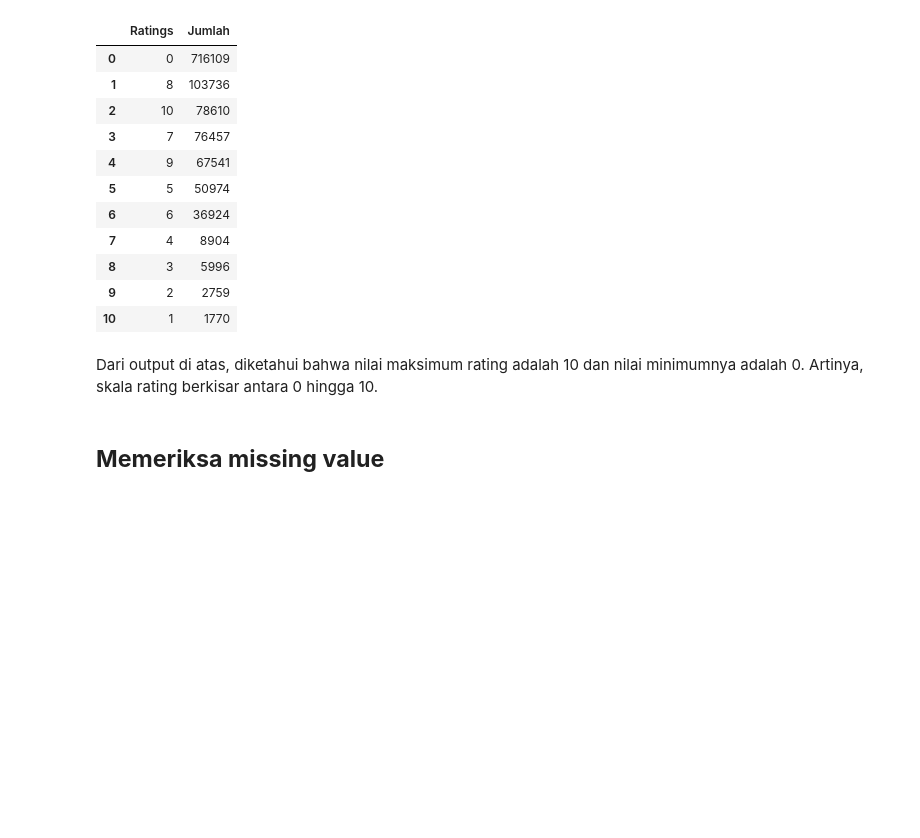
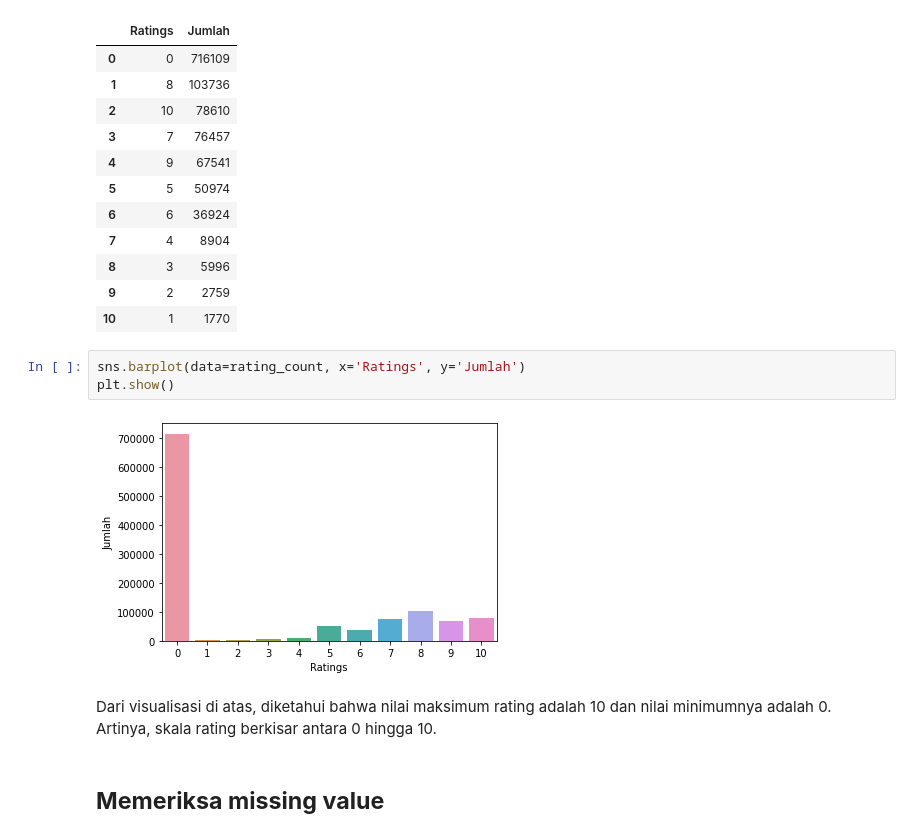
Before and after one commit to ziss11/books-recommendation, a Jupyter notebook: BookRecommendation.ipynb, the cells around one changed output. Cells and saved outputs as stored; diff of their text form; blank space fills up the shorter version.

```diff
--- a/BookRecommendation.ipynb
+++ b/BookRecommendation.ipynb
@@ -177,8 +196,13 @@ rating_count
 | 8 | 3 | 5996 |
 | 9 | 2 | 2759 |
 | 10 | 1 | 1770 |
+# %%
+sns.barplot(data=rating_count, x='Ratings', y='Jumlah')
+plt.show()
+# %% [output]
+[figure, added]
 # %% [markdown]
-Dari output di atas, diketahui bahwa nilai maksimum rating adalah 10 dan nilai minimumnya adalah 0. Artinya, skala rating berkisar antara 0 hingga 10.
+Dari visualisasi di atas, diketahui bahwa nilai maksimum rating adalah 10 dan nilai minimumnya adalah 0. Artinya, skala rating berkisar antara 0 hingga 10.
 # %% [markdown]
 ## **Memeriksa missing value**
 # %%
```
Also changed, not shown: parts of 33 cells of this notebook.
